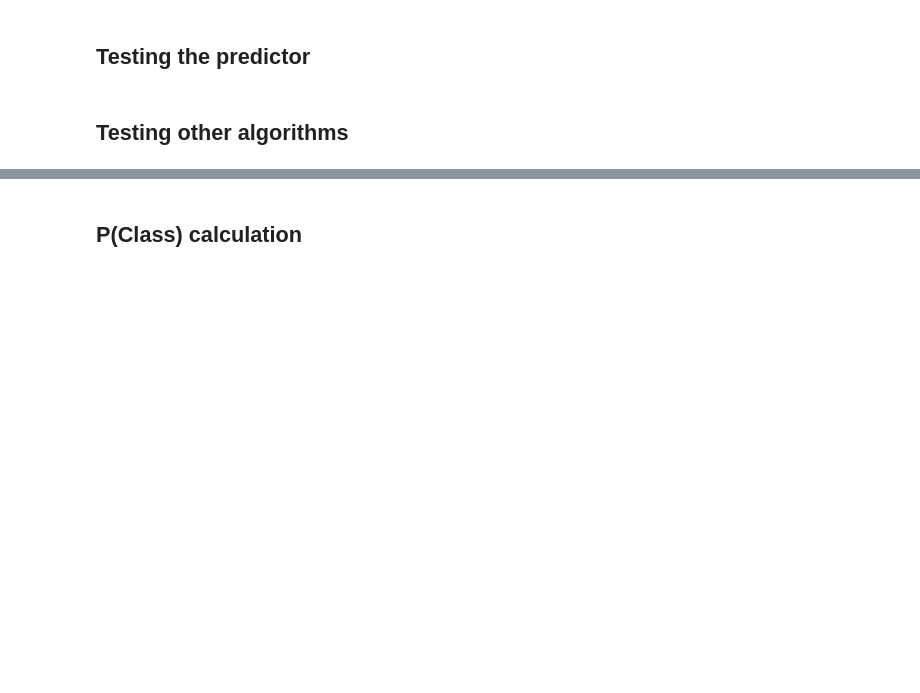
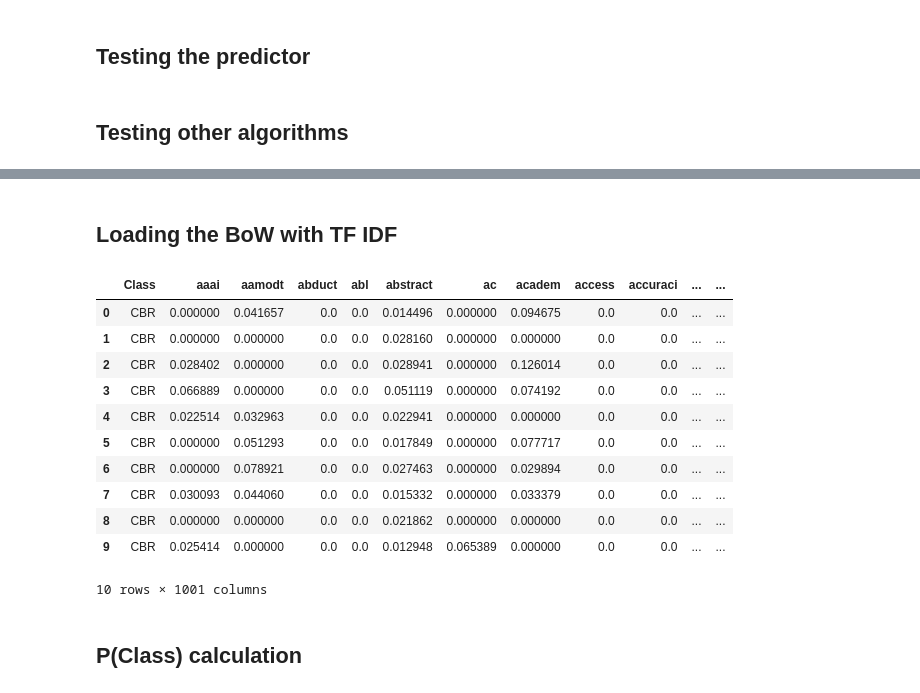
Before and after one commit to mauricioCS/Inteligent-Systems, a Jupyter notebook: naiveBayesTextMining.ipynb, the cells around one changed output, grey strips where cells are left out. Drawn from its saved outputs; the diff is of its cells as text; code cells hidden in the pictures; blank space fills up the shorter version.

```diff
--- a/naiveBayesTextMining.ipynb
+++ b/naiveBayesTextMining.ipynb
@@ -249,3 +249,21 @@ bow.head(10)
+# %% [markdown]
+## Loading the BoW with TF IDF
+# %%
+bow_tfidf = pd.read_csv('bow_tfidf.csv', index_col=0)
+bow_tfidf.head(10)
+# %% [output]
+|  | Class | aaai | aamodt | abduct | abl | abstract | ac | academ | access | accuraci | ... | ... |
+| 0 | CBR | 0.000000 | 0.041657 | 0.0 | 0.0 | 0.014496 | 0.000000 | 0.094675 | 0.0 | 0.0 | ... | ... |
+| 1 | CBR | 0.000000 | 0.000000 | 0.0 | 0.0 | 0.028160 | 0.000000 | 0.000000 | 0.0 | 0.0 | ... | ... |
+| 2 | CBR | 0.028402 | 0.000000 | 0.0 | 0.0 | 0.028941 | 0.000000 | 0.126014 | 0.0 | 0.0 | ... | ... |
+| 3 | CBR | 0.066889 | 0.000000 | 0.0 | 0.0 | 0.051119 | 0.000000 | 0.074192 | 0.0 | 0.0 | ... | ... |
+| 4 | CBR | 0.022514 | 0.032963 | 0.0 | 0.0 | 0.022941 | 0.000000 | 0.000000 | 0.0 | 0.0 | ... | ... |
+| 5 | CBR | 0.000000 | 0.051293 | 0.0 | 0.0 | 0.017849 | 0.000000 | 0.077717 | 0.0 | 0.0 | ... | ... |
+| 6 | CBR | 0.000000 | 0.078921 | 0.0 | 0.0 | 0.027463 | 0.000000 | 0.029894 | 0.0 | 0.0 | ... | ... |
+| 7 | CBR | 0.030093 | 0.044060 | 0.0 | 0.0 | 0.015332 | 0.000000 | 0.033379 | 0.0 | 0.0 | ... | ... |
+| 8 | CBR | 0.000000 | 0.000000 | 0.0 | 0.0 | 0.021862 | 0.000000 | 0.000000 | 0.0 | 0.0 | ... | ... |
+| 9 | CBR | 0.025414 | 0.000000 | 0.0 | 0.0 | 0.012948 | 0.065389 | 0.000000 | 0.0 | 0.0 | ... | ... |
+10 rows × 1001 columns
 # %% [markdown]
 ## P(Class) calculation
 # %%
```
Also changed, not shown: parts of 4 cells of this notebook, 2 other files.
